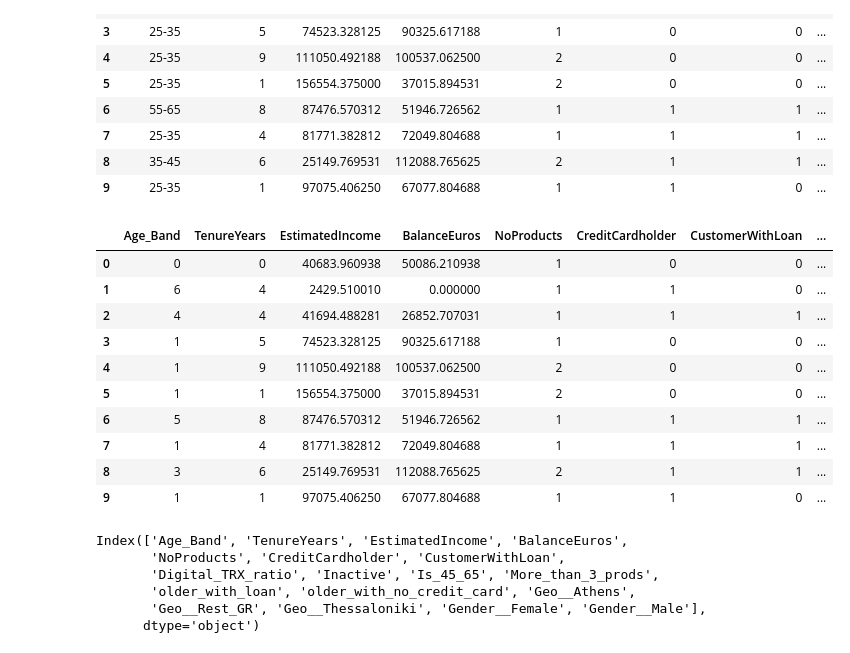
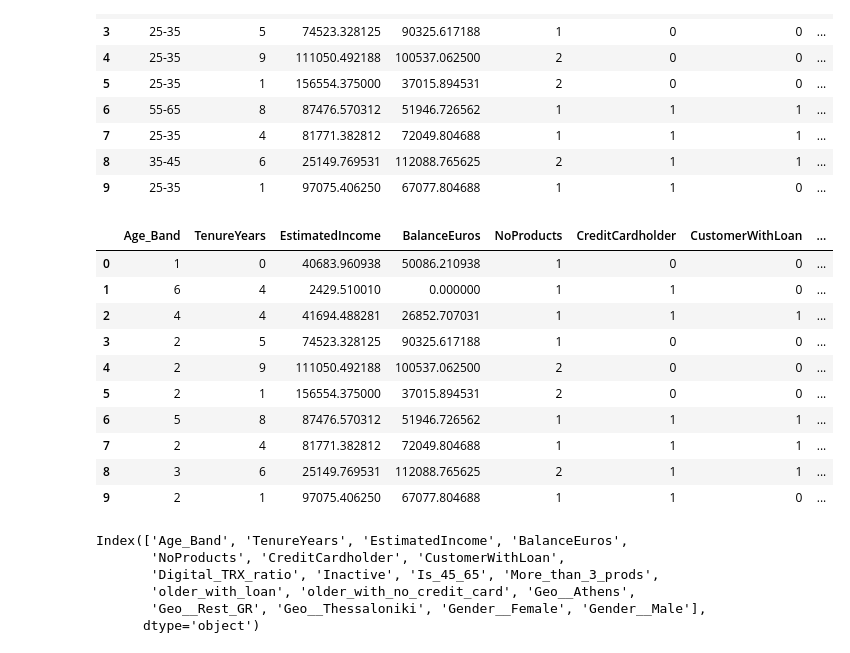
Before and after one commit to nikosofias/Bank_Churn_Prediction_SDS, a Jupyter notebook: Modeling.ipynb, the cells around one changed output. Drawn from its saved outputs; the diff is of its cells as text; code cells hidden in the pictures.

```diff
--- a/Modeling.ipynb
+++ b/Modeling.ipynb
@@ -104,20 +104,20 @@ df.head(10)
 | 9 | 25-35 | 1 | 97075.406250 | 67077.804688 | 1 | 1 | 0 | ... |
 # %%
 # ordinal encoding
-df['Age_Band'] = df['Age_Band'].replace({'18-25': 0, '25-35': 1, '35-45': 3, '45-55': 4, '55-65': 5, '65+': 6})
+df['Age_Band'] = df['Age_Band'].replace({'18-25': 1, '25-35': 2, '35-45': 3, '45-55': 4, '55-65': 5, '65+': 6})
 df.head(10)
 # %% [output]
 |  | Age_Band | TenureYears | EstimatedIncome | BalanceEuros | NoProducts | CreditCardholder | CustomerWithLoan | ... |
-| 0 | 0 | 0 | 40683.960938 | 50086.210938 | 1 | 0 | 0 | ... |
+| 0 | 1 | 0 | 40683.960938 | 50086.210938 | 1 | 0 | 0 | ... |
 | 1 | 6 | 4 | 2429.510010 | 0.000000 | 1 | 1 | 0 | ... |
 | 2 | 4 | 4 | 41694.488281 | 26852.707031 | 1 | 1 | 1 | ... |
-| 3 | 1 | 5 | 74523.328125 | 90325.617188 | 1 | 0 | 0 | ... |
-| 4 | 1 | 9 | 111050.492188 | 100537.062500 | 2 | 0 | 0 | ... |
-| 5 | 1 | 1 | 156554.375000 | 37015.894531 | 2 | 0 | 0 | ... |
+| 3 | 2 | 5 | 74523.328125 | 90325.617188 | 1 | 0 | 0 | ... |
+| 4 | 2 | 9 | 111050.492188 | 100537.062500 | 2 | 0 | 0 | ... |
+| 5 | 2 | 1 | 156554.375000 | 37015.894531 | 2 | 0 | 0 | ... |
 | 6 | 5 | 8 | 87476.570312 | 51946.726562 | 1 | 1 | 1 | ... |
-| 7 | 1 | 4 | 81771.382812 | 72049.804688 | 1 | 1 | 1 | ... |
+| 7 | 2 | 4 | 81771.382812 | 72049.804688 | 1 | 1 | 1 | ... |
 | 8 | 3 | 6 | 25149.769531 | 112088.765625 | 2 | 1 | 1 | ... |
-| 9 | 1 | 1 | 97075.406250 | 67077.804688 | 1 | 1 | 0 | ... |
+| 9 | 2 | 1 | 97075.406250 | 67077.804688 | 1 | 1 | 0 | ... |
 # %%
 df.columns
 # %% [output]
```
